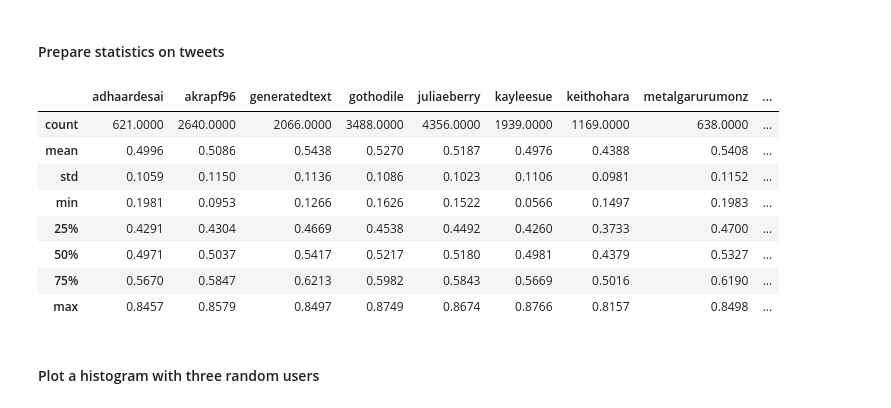
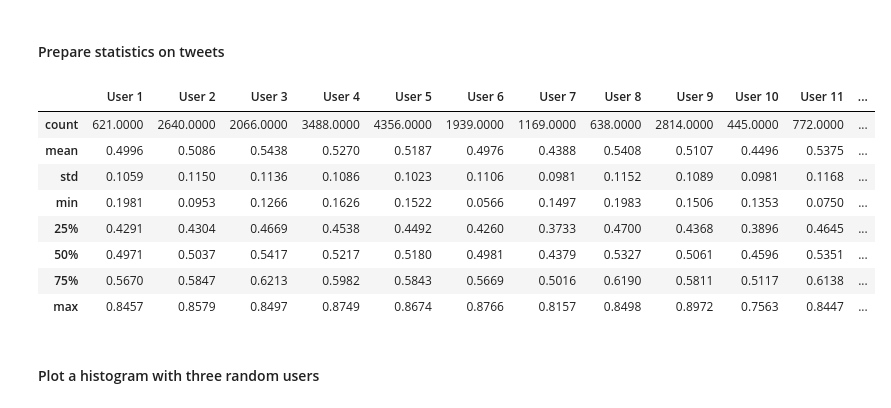
Before and after one commit to segalgouldn/Senior-Project-Subtweets, a Jupyter notebook: development/classifier_creator.ipynb, the cells around one changed output. Drawn from its saved outputs; the diff is of its cells as text; code cells hidden in the pictures.

```diff
--- a/development/classifier_creator.ipynb
+++ b/development/classifier_creator.ipynb
@@ -413,18 +427,22 @@ dataframes[chosen_username]["all"].sort_values(by="SubtweetProbability", ascendi
 #### Prepare statistics on tweets
 # %%
 tests_df = pd.concat([df_dict["scores"] for df_dict in dataframes.values()], ignore_index=True)
-# %%
-tests_df.describe()
-# %% [output]
-|  | adhaardesai | akrapf96 | generatedtext | gothodile | juliaeberry | kayleesue | keithohara | metalgarurumonz | ... |
-| count | 621.0000 | 2640.0000 | 2066.0000 | 3488.0000 | 4356.0000 | 1939.0000 | 1169.0000 | 638.0000 | ... |
-| mean | 0.4996 | 0.5086 | 0.5438 | 0.5270 | 0.5187 | 0.4976 | 0.4388 | 0.5408 | ... |
-| std | 0.1059 | 0.1150 | 0.1136 | 0.1086 | 0.1023 | 0.1106 | 0.0981 | 0.1152 | ... |
-| min | 0.1981 | 0.0953 | 0.1266 | 0.1626 | 0.1522 | 0.0566 | 0.1497 | 0.1983 | ... |
-| 25% | 0.4291 | 0.4304 | 0.4669 | 0.4538 | 0.4492 | 0.4260 | 0.3733 | 0.4700 | ... |
-| 50% | 0.4971 | 0.5037 | 0.5417 | 0.5217 | 0.5180 | 0.4981 | 0.4379 | 0.5327 | ... |
-| 75% | 0.5670 | 0.5847 | 0.6213 | 0.5982 | 0.5843 | 0.5669 | 0.5016 | 0.6190 | ... |
-| max | 0.8457 | 0.8579 | 0.8497 | 0.8749 | 0.8674 | 0.8766 | 0.8157 | 0.8498 | ... |
+# %%
+test_df_stats = tests_df.describe()
+# %%
+test_df_stats.columns = ["User {}".format(i + 1) for i, column in enumerate(test_df_stats.columns)]
+# %%
+test_df_stats
+# %% [output]
+|  | User 1 | User 2 | User 3 | User 4 | User 5 | User 6 | User 7 | User 8 | User 9 | User 10 | User 11 | ... |
+| count | 621.0000 | 2640.0000 | 2066.0000 | 3488.0000 | 4356.0000 | 1939.0000 | 1169.0000 | 638.0000 | 2814.0000 | 445.0000 | 772.0000 | ... |
+| mean | 0.4996 | 0.5086 | 0.5438 | 0.5270 | 0.5187 | 0.4976 | 0.4388 | 0.5408 | 0.5107 | 0.4496 | 0.5375 | ... |
+| std | 0.1059 | 0.1150 | 0.1136 | 0.1086 | 0.1023 | 0.1106 | 0.0981 | 0.1152 | 0.1089 | 0.0981 | 0.1168 | ... |
+| min | 0.1981 | 0.0953 | 0.1266 | 0.1626 | 0.1522 | 0.0566 | 0.1497 | 0.1983 | 0.1506 | 0.1353 | 0.0750 | ... |
+| 25% | 0.4291 | 0.4304 | 0.4669 | 0.4538 | 0.4492 | 0.4260 | 0.3733 | 0.4700 | 0.4368 | 0.3896 | 0.4645 | ... |
+| 50% | 0.4971 | 0.5037 | 0.5417 | 0.5217 | 0.5180 | 0.4981 | 0.4379 | 0.5327 | 0.5061 | 0.4596 | 0.5351 | ... |
+| 75% | 0.5670 | 0.5847 | 0.6213 | 0.5982 | 0.5843 | 0.5669 | 0.5016 | 0.6190 | 0.5811 | 0.5117 | 0.6138 | ... |
+| max | 0.8457 | 0.8579 | 0.8497 | 0.8749 | 0.8674 | 0.8766 | 0.8157 | 0.8498 | 0.8972 | 0.7563 | 0.8447 | ... |
 # %% [markdown]
 #### Plot a histogram with three random users
 # %%
```
Also changed, not shown: parts of 8 cells of this notebook, 24 other files.
